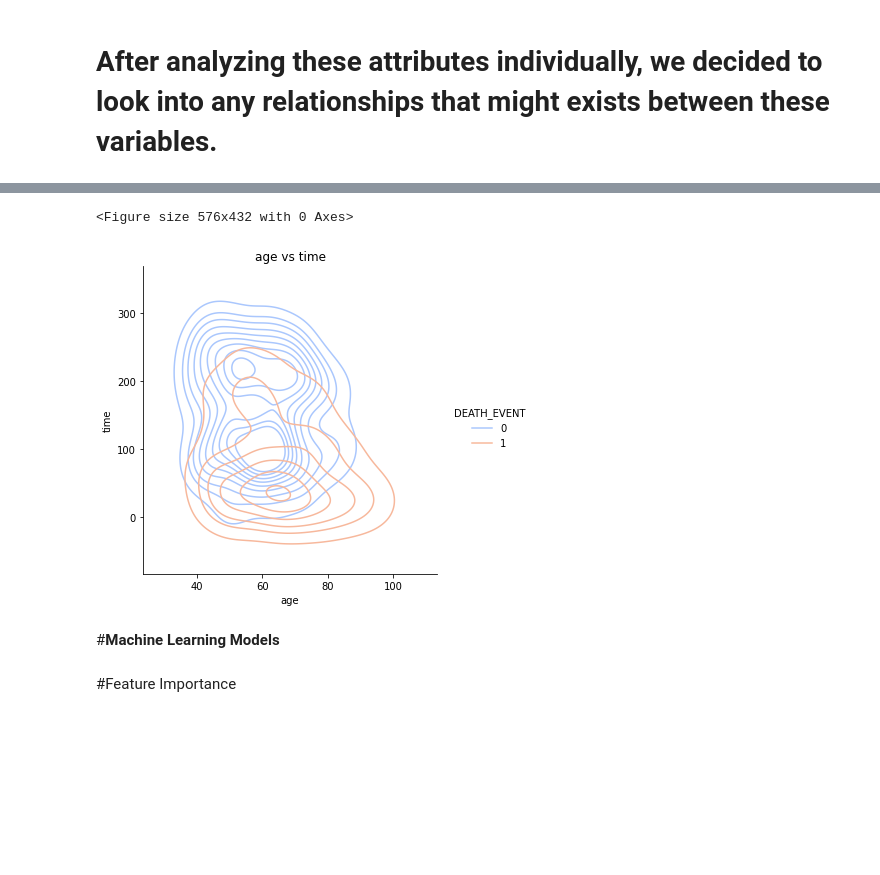
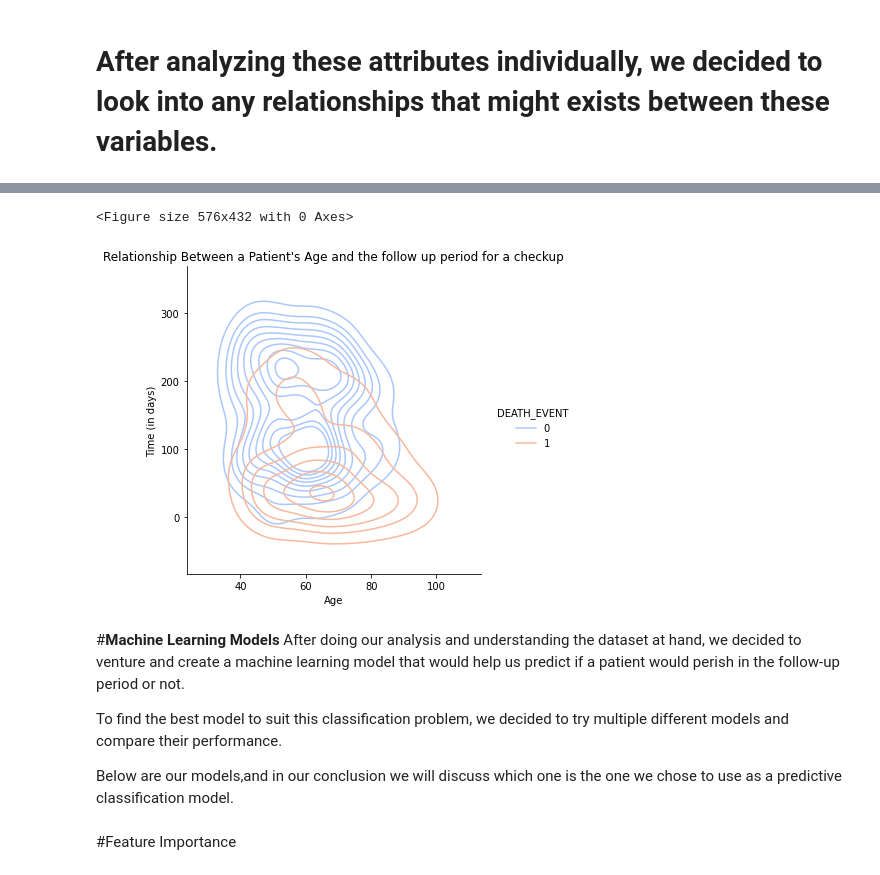
Before and after one commit to AntonioMoralCevallos/Predicting_Fatal_Heart_Failure-Project, a Jupyter notebook: Final_Deliverable_7b.ipynb, the cells around one changed output, grey strips where cells are left out. Cells and saved outputs as stored; diff of their text form; code cells hidden in the pictures; blank space fills up the shorter version.

Commit message:
Update Final_Deliverable_7b.ipynb
Added md cells for the attribute relationships section. Still need clarifying cells for the ML models section.

```diff
--- a/Final_Deliverable_7b.ipynb
+++ b/Final_Deliverable_7b.ipynb
@@ -404,13 +414,20 @@ plt.show()
 # %%
 plt.figure(figsize=(8,6))
 sns.displot(y='time',x='age',data=clinical,hue='DEATH_EVENT', palette='coolwarm',kind='kde')
-plt.title('age vs time')
+plt.title("Relationship Between a Patient's Age and the follow up period for a checkup")
+plt.ylabel('Time (in days)')
+plt.xlabel('Age')
 plt.show()
 # %% [output]
 <Figure size 576x432 with 0 Axes>
-[figure, old version]
+[figure, new version]
-# %% [markdown]
-#**Machine Learning Models**
+# %% [markdown]
+#**Machine Learning Models**
+After doing our analysis and understanding the dataset at hand, we decided to venture and create a machine learning model that would help us predict if a patient would perish in the follow-up period or not.
+
+To find the best model to suit this classification problem, we decided to try multiple different models and compare their performance.
+
+Below are our models,and in our conclusion we will discuss which one is the one we chose to use as a predictive classification model.
 # %% [markdown]
 #Feature Importance
 # %%
```
Also changed, not shown: parts of 18 cells of this notebook.
